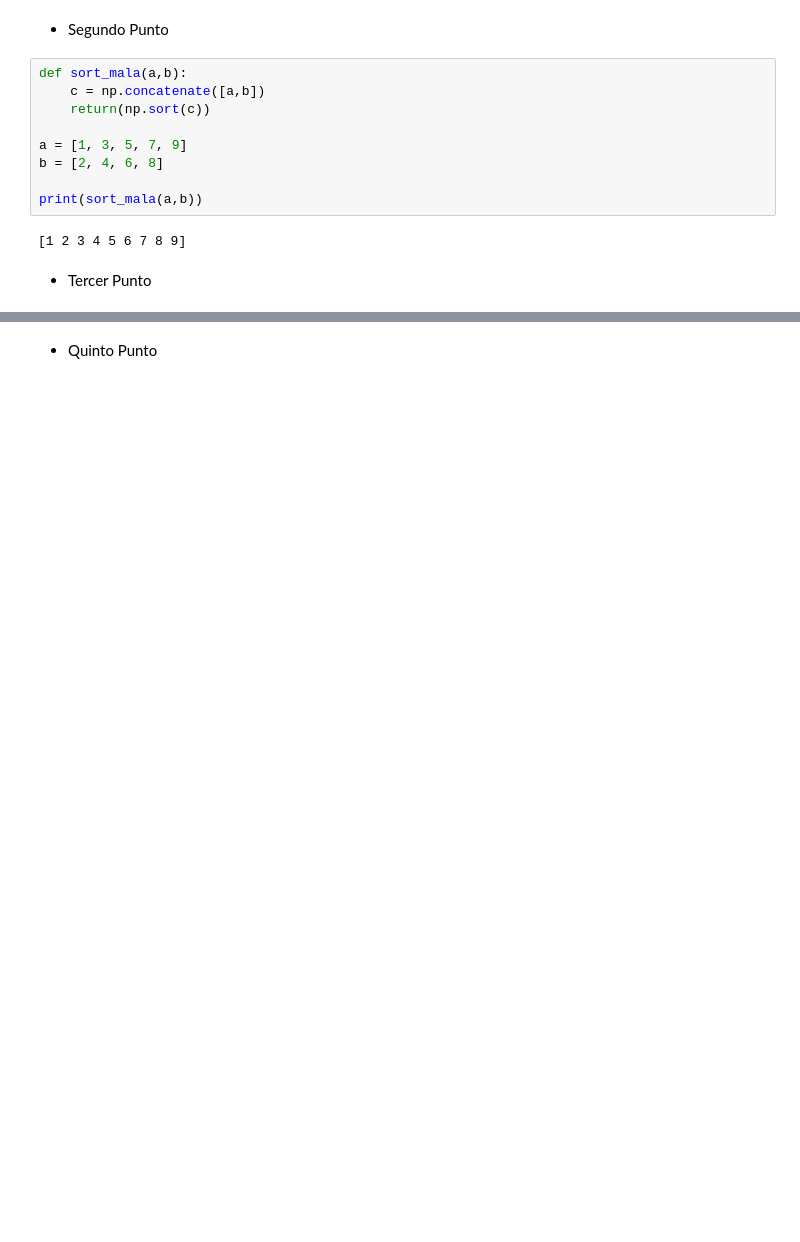
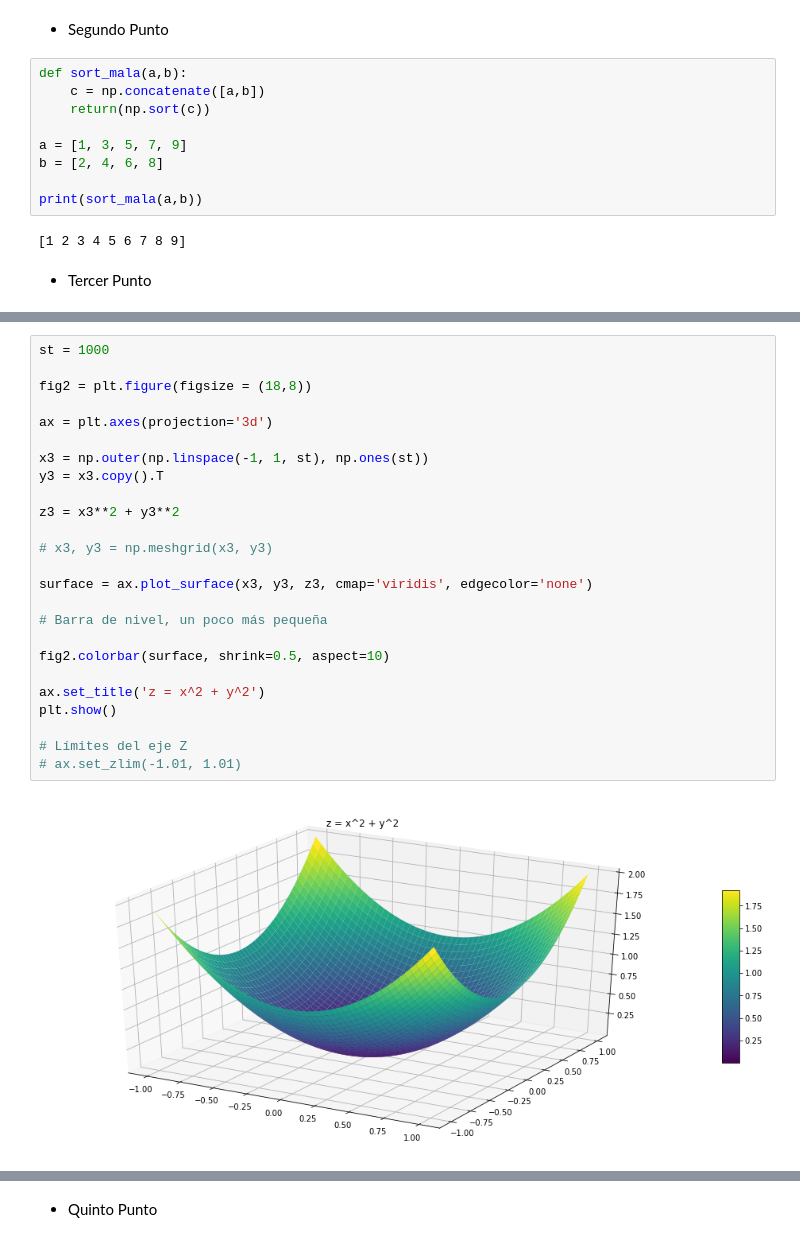
Before and after one commit to DuneV/2022-2, a Jupyter notebook: LAB2_OPTIMIZACION.ipynb, the cells around one changed output, grey strips where cells are left out. Saved outputs shown, nothing was run; the diff lists cells and outputs as text; blank space fills up the shorter version.

```diff
--- a/LAB2_OPTIMIZACION.ipynb
+++ b/LAB2_OPTIMIZACION.ipynb
@@ -103,0 +107,27 @@ plt.show()
+# %%
+st = 1000
+
+fig2 = plt.figure(figsize = (18,8))
+
+ax = plt.axes(projection='3d')
+
+x3 = np.outer(np.linspace(-1, 1, st), np.ones(st))
+y3 = x3.copy().T
+
+z3 = x3**2 + y3**2
+
+# x3, y3 = np.meshgrid(x3, y3)
+
+surface = ax.plot_surface(x3, y3, z3, cmap='viridis', edgecolor='none')
+
+# Barra de nivel, un poco más pequeña
+
+fig2.colorbar(surface, shrink=0.5, aspect=10)
+
+ax.set_title('z = x^2 + y^2')
+plt.show()
+
+# Límites del eje Z
+# ax.set_zlim(-1.01, 1.01)
+# %% [output]
+[figure, added]
```
Also changed, not shown: parts of 8 cells of this notebook, 1 other file.
